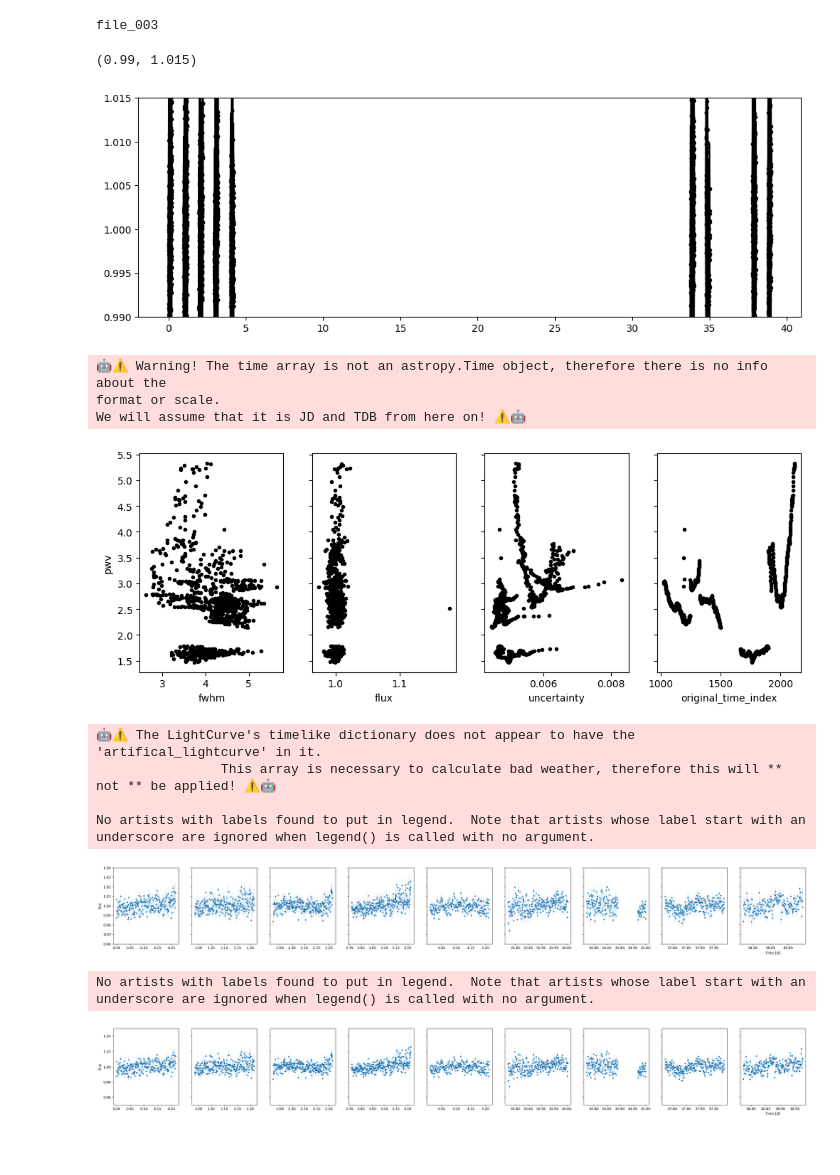
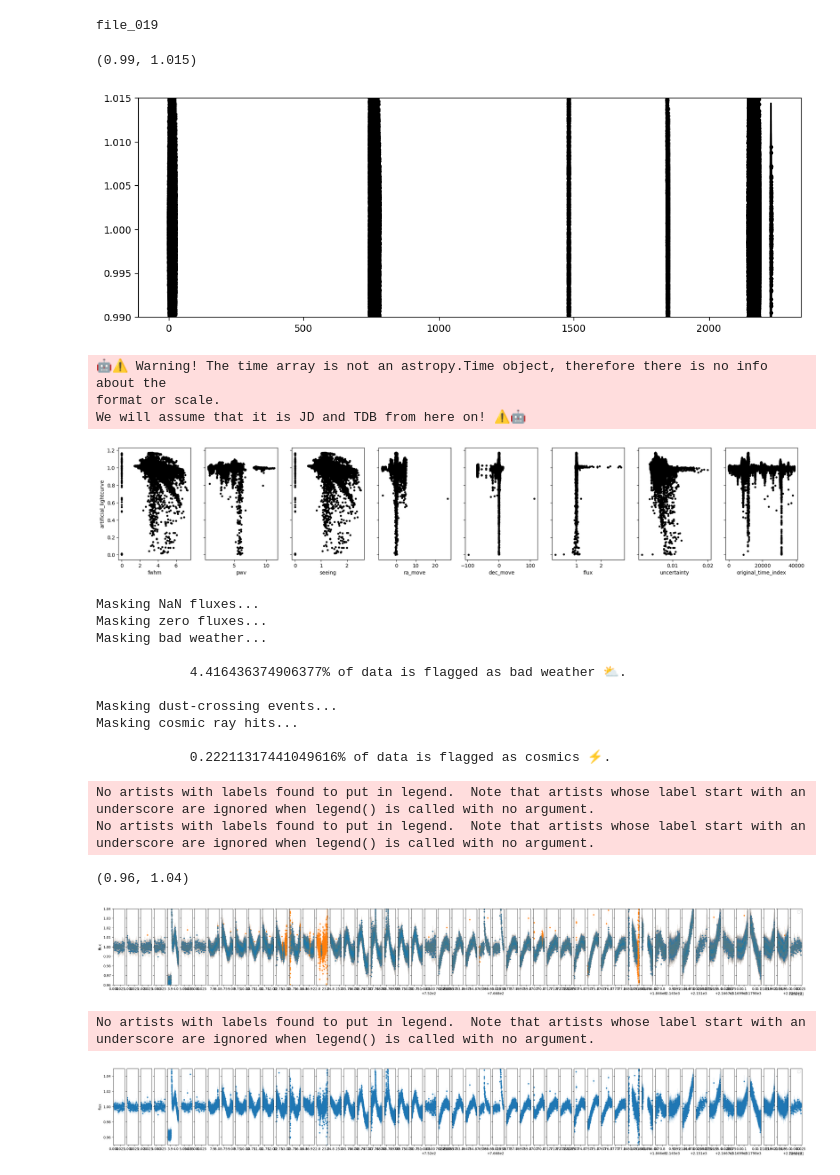
Before and after one commit to catrionamurray/occultence, a Jupyter notebook: occultence/notebooks/Run_LC_condensed.ipynb, the cells around one changed output. Cells and saved outputs as stored; diff of their text form; code cells hidden in the pictures; blank space fills up the shorter version.

```diff
--- a/occultence/notebooks/Run_LC_condensed.ipynb
+++ b/occultence/notebooks/Run_LC_condensed.ipynb
@@ -20,18 +20,33 @@ all_files = glob.glob(f"{data_dir}/file_*")
 all_stars = pd.read_csv(f"{data_dir}/star_info.csv")
 
 #select star/lightcurve to analyse
-i = 19
+i = 0
 file_to_use = all_files[i]
 file_stem = Path(file_to_use).stem
 
 #get light curve of selected star
 data = pd.read_csv(file_to_use)
 
+use_pwv = 0
+
 t = data["bjd"].values - data["bjd"].values[0]
-f = data["diff_flux_use"].values
+if use_pwv and 'diff_flux_pwv' in data:
+    f = data["diff_flux_pwv"].values
+    used_pwv = 1
+else:
+    f = data['diff_flux'].values
 ferr = data["diff_error"].values
 fwhm = data['fwhm'].values
 pwv = data['PWV'].values
+seeing = data['seeing'].values
+ramove = data['RA_move'].values
+decmove = data['DEC_move'].values
+alc = data['ALC'].values
+
+# f = np.ones_like(t)
+# sigma = 5e-3
+# ferr = np.ones_like(t) * sigma
+# f = f + np.random.normal(0, sigma, size=t.size)
 
 #get stellar parameters
 star_info = all_stars[all_stars["TARGET"]==file_stem]
@@ -47,9 +62,9 @@ plt.figure(figsize=(12,4))
 plt.errorbar(t,f,ferr,fmt='k.')
 plt.ylim(0.99,1.015)
 # %% [output]
-file_003
+file_019
 (0.99, 1.015)
-[figure, old version]
+[figure, new version]
 # %%
 targ = LightCurve(name = name,
                   # time = t,
@@ -57,7 +72,8 @@ targ = LightCurve(name = name,
                   uncertainty = np.abs(ferr),
                   telescope = "None",
                   filter="None",
-                  timelike={'time':t, 'fwhm':fwhm, 'pwv':pwv},
+                  timelike={'time': t, 'fwhm':fwhm, 'pwv':pwv, 'seeing':seeing, 'ra_move':ramove,
+                           'dec_move':decmove, 'artificial_lightcurve':alc},
                   metadata={'R_star':R_star*u.R_sun, 'M_star':M_star*u.M_sun,
                            'Teff':T_star * u.K})
 # %% [output]
@@ -65,21 +81,32 @@ targ = LightCurve(name = name,
 format or scale.
 We will assume that it is JD and TDB from here on! ⚠🤖
 # %%
-targ.plot_timelike_quantities('pwv')
+targ.plot_timelike_quantities('artificial_lightcurve')
 # %% [output]
-[figure, old version]
+[figure, new version]
 # %%
-clean_targ = targ.clean(thresholds={'pwv':4}, threshold_operators={'pwv':">"})
-# targ.plot(ax=ax, color='C1')
-ax= clean_targ.plot(color='C0', ylims=[0.96,1.04])
+clean_targ = targ.clean(#thresholds={'fwhm':1.5}, threshold_operators={'fwhm':"<"},
+                        bad_weather_removal=True,
+                        verbose=True)
+ax = targ.plot( color='C1')
+clean_targ.plot(ax=ax, color='C0', ylims=[0.96,1.04])
 
-# plt.ylim(0.96,1.04)
+plt.ylim(0.96,1.04)
 # %% [output]
-🤖⚠ The LightCurve's timelike dictionary does not appear to have the 'artifical_lightcurve' in it.
-                This array is necessary to calculate bad weather, therefore this will ** not ** be applied! ⚠🤖
+Masking NaN fluxes...
+Masking zero fluxes...
+Masking bad weather...
 
-No artists with labels found to put in legend.  Note that artists whose label start with an underscore are ignored when legend() is called with no argument.
+            4.416436374906377% of data is flagged as bad weather ⛅.
+
+Masking dust-crossing events...
+Masking cosmic ray hits...
+
+            0.22211317441049616% of data is flagged as cosmics ⚡.
+No artists with labels found to put in legend.  Note that artists whose label start with an underscore are ignored when legend() is called with no argument.
+No artists with labels found to put in legend.  Note that artists whose label start with an underscore are ignored when legend() is called with no argument.
+(0.96, 1.04)
-[figure, old version]
+[figure, new version]
 # %%
 # targ_with_transit = targ.clean().inject_transit(per=10*u.d,
 #                                         epoch=0.025 * u.d,
@@ -93,7 +120,7 @@ ax=targ.plot(ylims=[0.95,1.05])
 # targ_with_transit.plot(quantity="transit_model", color='orange', ax=ax, linestyle="-",)
 # %% [output]
 No artists with labels found to put in legend.  Note that artists whose label start with an underscore are ignored when legend() is called with no argument.
-[figure, old version]
+[figure, new version]
 # %%
 # a = targ.find_transits(transit_durations=[0.01,0.02,0.03,0.04],
 #                             minimum_period=0.5,
```
Also changed, not shown: parts of 13 cells of this notebook, 10 other files.
